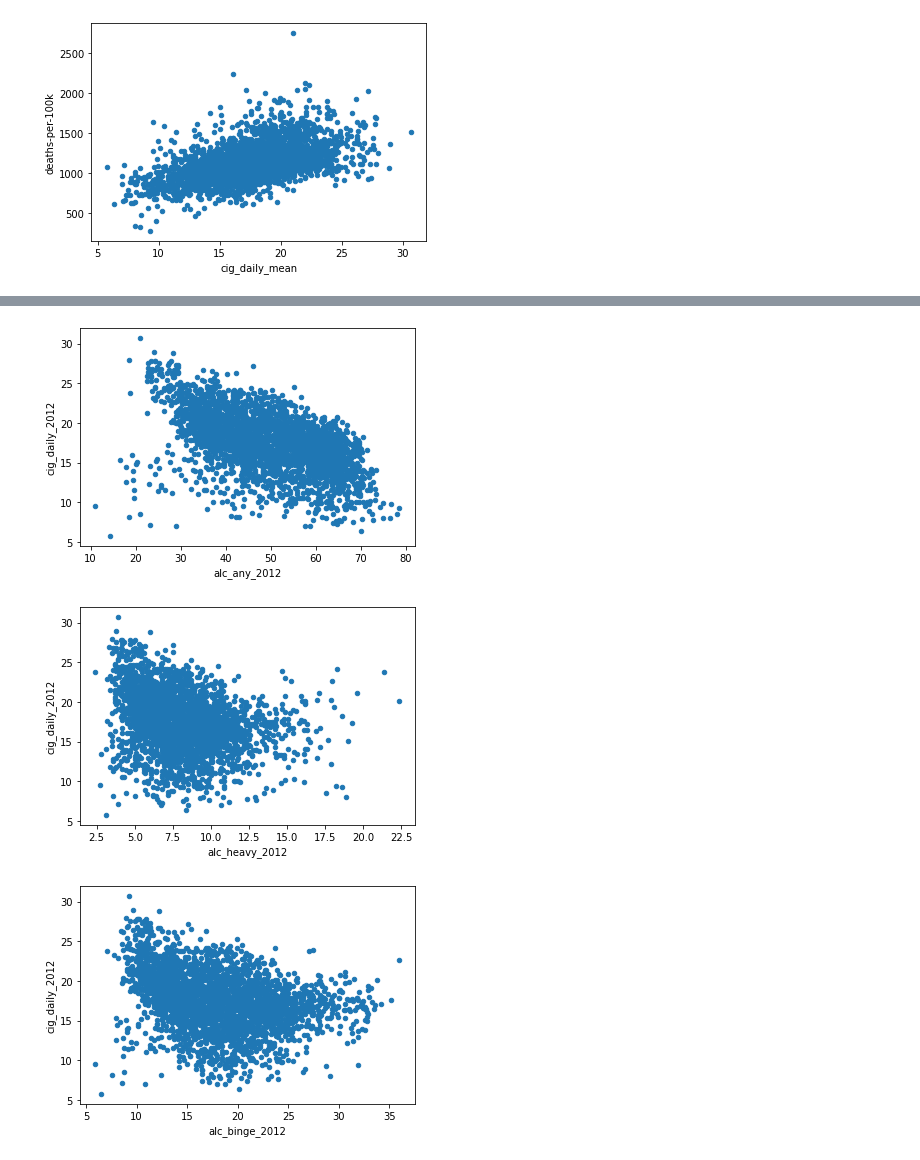
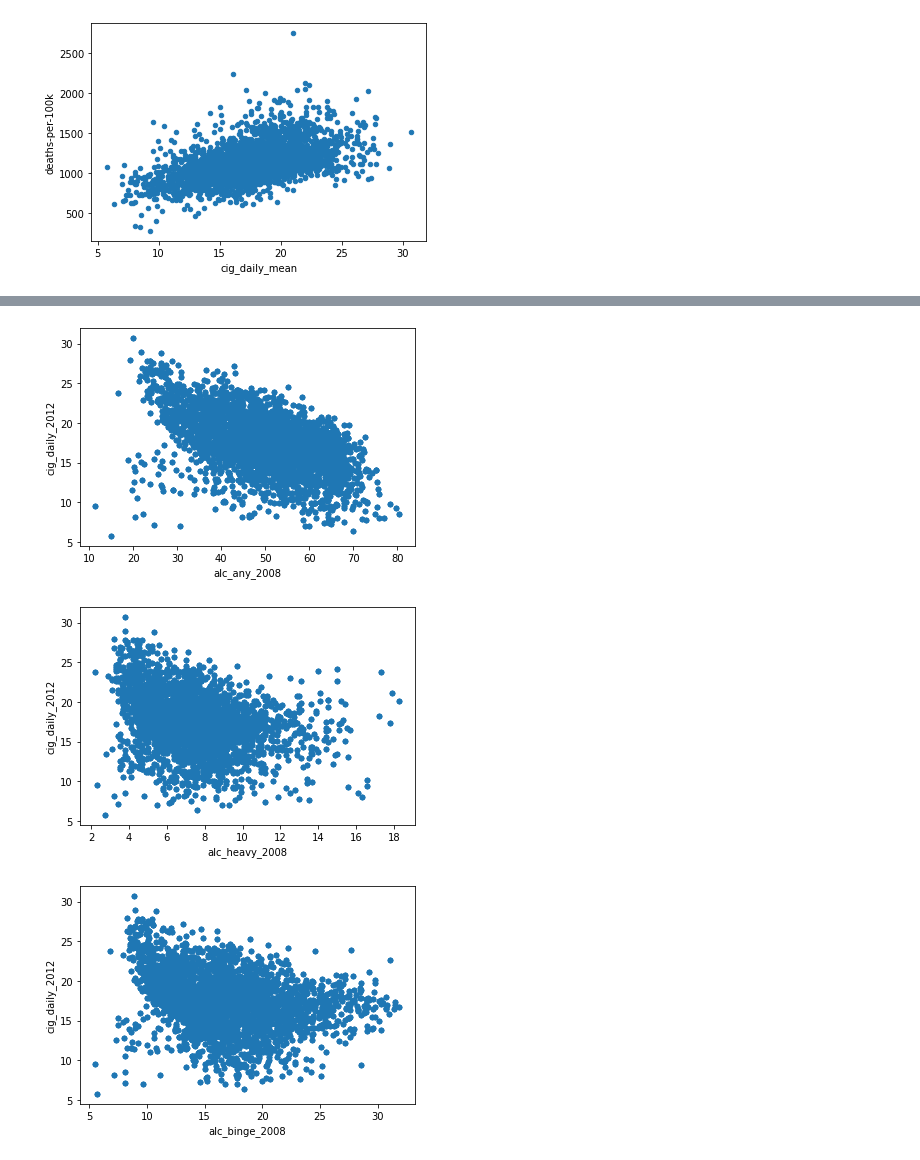
Before and after one commit to rileyhgrant/cs6140_FinalGroupProject, a Jupyter notebook: ml_groupproj.ipynb, the cells around one changed output, grey strips where cells are left out. Cells and saved outputs as stored; diff of their text form; code cells hidden in the pictures.

```diff
--- a/ml_groupproj.ipynb
+++ b/ml_groupproj.ipynb
@@ -28,6 +28,6 @@ for col in df.columns[1:-1]:
 [figure]
 [figure]
 # %%
-full_data = pd.read_csv('.\data\data_full.csv')
+full_data = pd.read_csv('.\data\data_all_features.csv')
 full_data.head()
 # %% [output]
@@ -50,11 +53,11 @@ for col in full_data.columns[1:-1]:
 # %%
 #All alcohol versus cig_total
-for col in full_data.columns[3:6]:
+for col in full_data.columns[6:9]:
     full_data.plot.scatter(x=col ,y='cig_daily_2012')
 # %% [output]
-[figure, old version]
+[figure, new version]
-[figure, old version]
+[figure, new version]
-[figure, old version]
+[figure, new version]
 # %%
 #Boxplots of all features but location
 full_data_features = full_data.drop(['county_state','hd_deaths_per100k_over65'],axis = 1)
```
Also changed, not shown: parts of 6 cells of this notebook.
